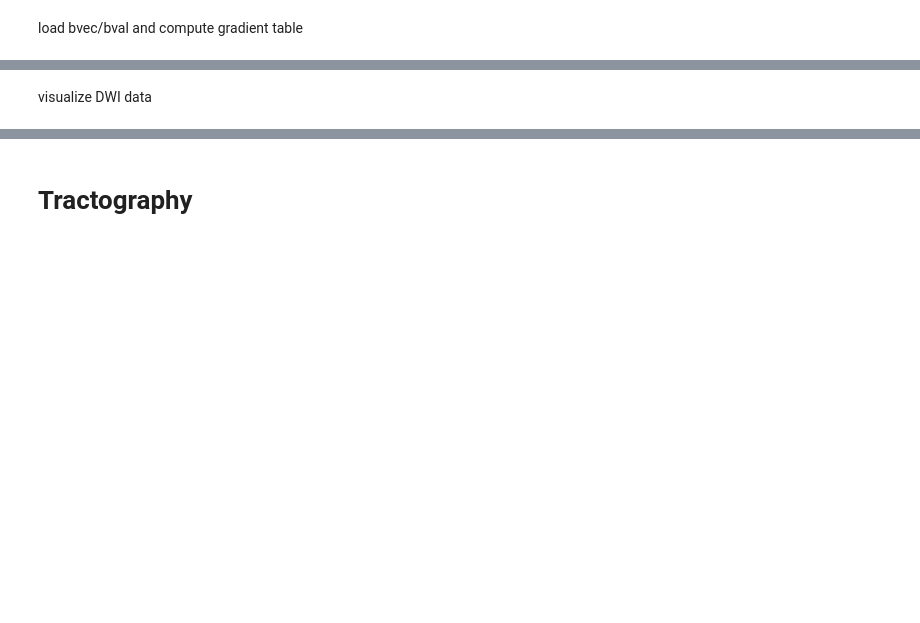
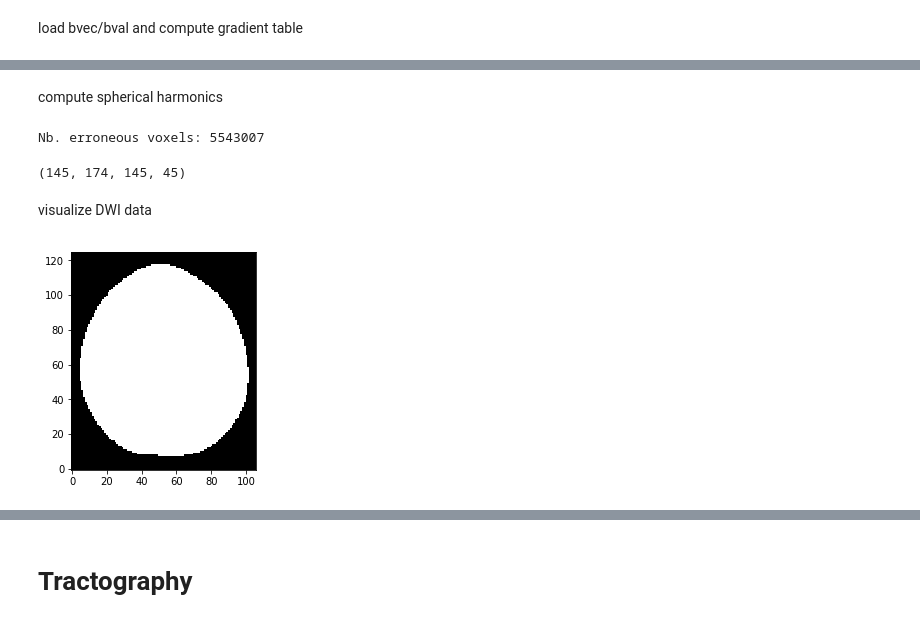
Before and after one commit to nih23/deepFibreTracking, a Jupyter notebook: tractography.ipynb, the cells around one changed output, grey strips where cells are left out. Cells and saved outputs as stored; diff of their text form; code cells hidden in the pictures; blank space fills up the shorter version.

```diff
--- a/tractography.ipynb
+++ b/tractography.ipynb
@@ -55,3 +63,22 @@ aff = np.eye(4,4)
+# %% [markdown]
+compute spherical harmonics
+# %%
+import src.dwi_tools as dwi_tools
+importlib.reload(dwi_tools)
+
+data_sh, weights, b0 = dwi_tools.get_spherical_harmonics_coefficients(dwi_subset, bvals=bvals_subset, bvecs=bvecs_subset)
+# %% [output]
+Nb. erroneous voxels: 5543007
+# %%
+data_sh.shape
+# %% [output]
+(145, 174, 145, 45)
 # %% [markdown]
 visualize DWI data
+# %%
+vol_masked, mask = median_otsu(dwi_subset,4,4,autocrop=True)
+plt.imshow(mask[:, :, axial_middle].T, cmap='gray', origin='lower')
+plt.show()
+# %% [output]
+[figure, added]
 # %%
```
Also changed, not shown: parts of 89 cells of this notebook, 4 other files.
